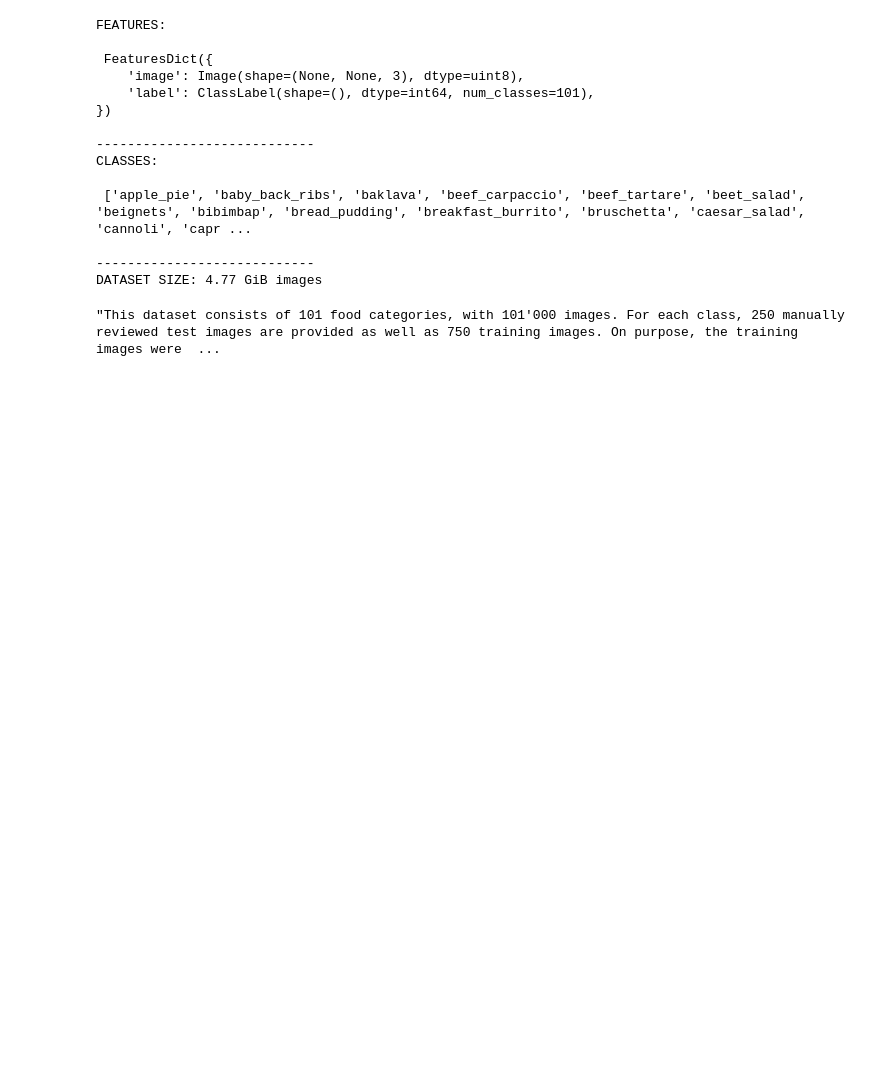
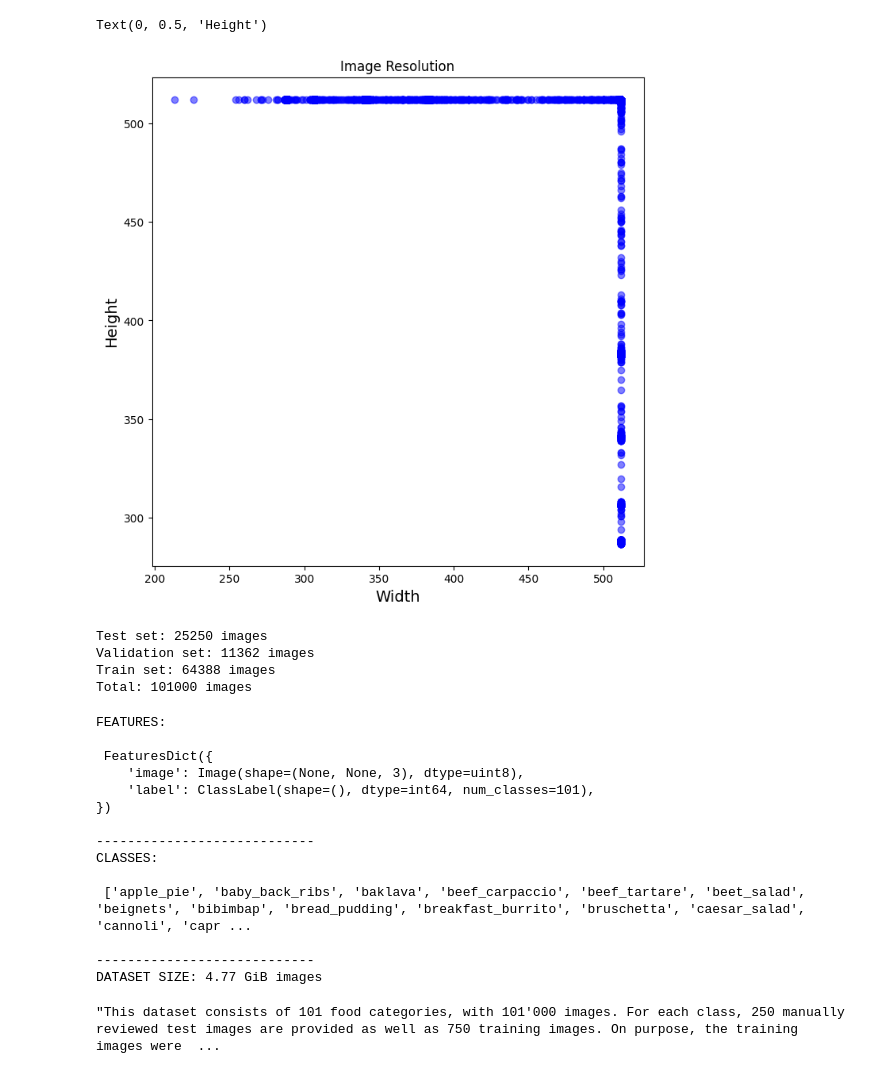
Before and after one commit to akvachan/Food-Vision, a Jupyter notebook: Food-Vision.ipynb, the cells around one changed output. Drawn from its saved outputs; the diff is of its cells as text; code cells hidden in the pictures; blank space fills up the shorter version.

```diff
--- a/Food-Vision.ipynb
+++ b/Food-Vision.ipynb
@@ -19,0 +30,4 @@ Finished load() in 0.0551 secs
+# %%
+# Inspecting sizes of the images
+sizes = [(img.shape[0],img.shape[1]) for img, label in test_set]
+df = pd.DataFrame(sizes).set_axis(['Width', 'Height'], axis='columns')
@@ -20,3 +89,25 @@ Finished load() in 0.0551 secs
+# %%
+# Plotting sizes distribution
+fig = plt.figure(figsize=(8, 8))
+ax = fig.add_subplot(111)
+points = ax.scatter(df.Width, df.Height, color='blue', alpha=0.5, picker=True)
+ax.set_title("Image Resolution")
+ax.set_xlabel("Width", size=14)
+ax.set_ylabel("Height", size=14)
+# %% [output]
+Text(0, 0.5, 'Height')
+[figure, added]
+# %%
+# How many images in each set
+print(f"Test set: {test_set.cardinality()} images")
+print(f"Validation set: {val_set.cardinality()} images")
+print(f"Train set: {train_set.cardinality()} images")
+print(f"Total: {train_set.cardinality() + test_set.cardinality() + val_set.cardinality()} images")
+# %% [output]
+Test set: 25250 images
+Validation set: 11362 images
+Train set: 64388 images
+Total: 101000 images
 # %%
 # Exploring features and classes
 features = info.features
```
Also changed, not shown: parts of 31 cells of this notebook, 13 other files.
